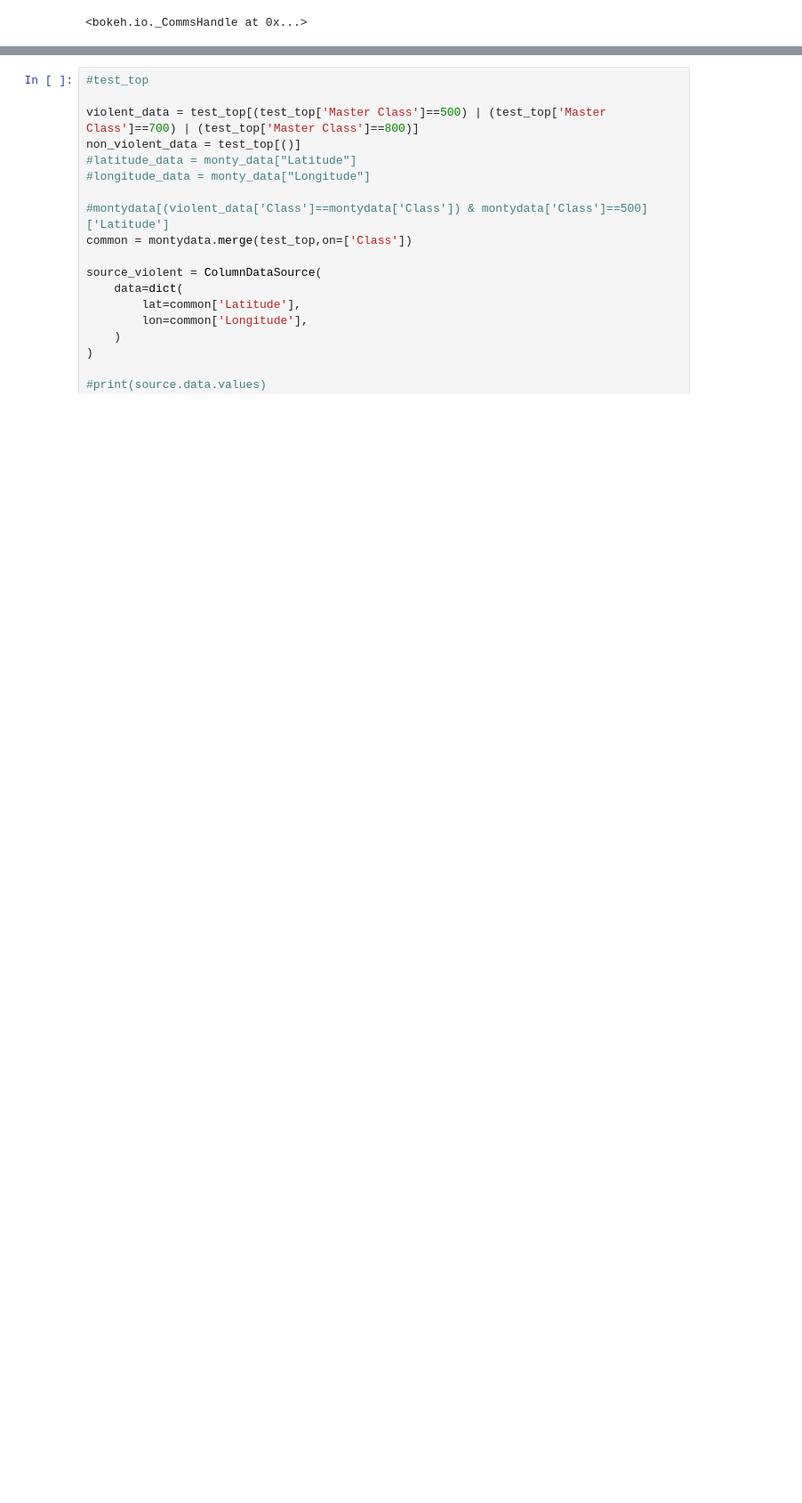
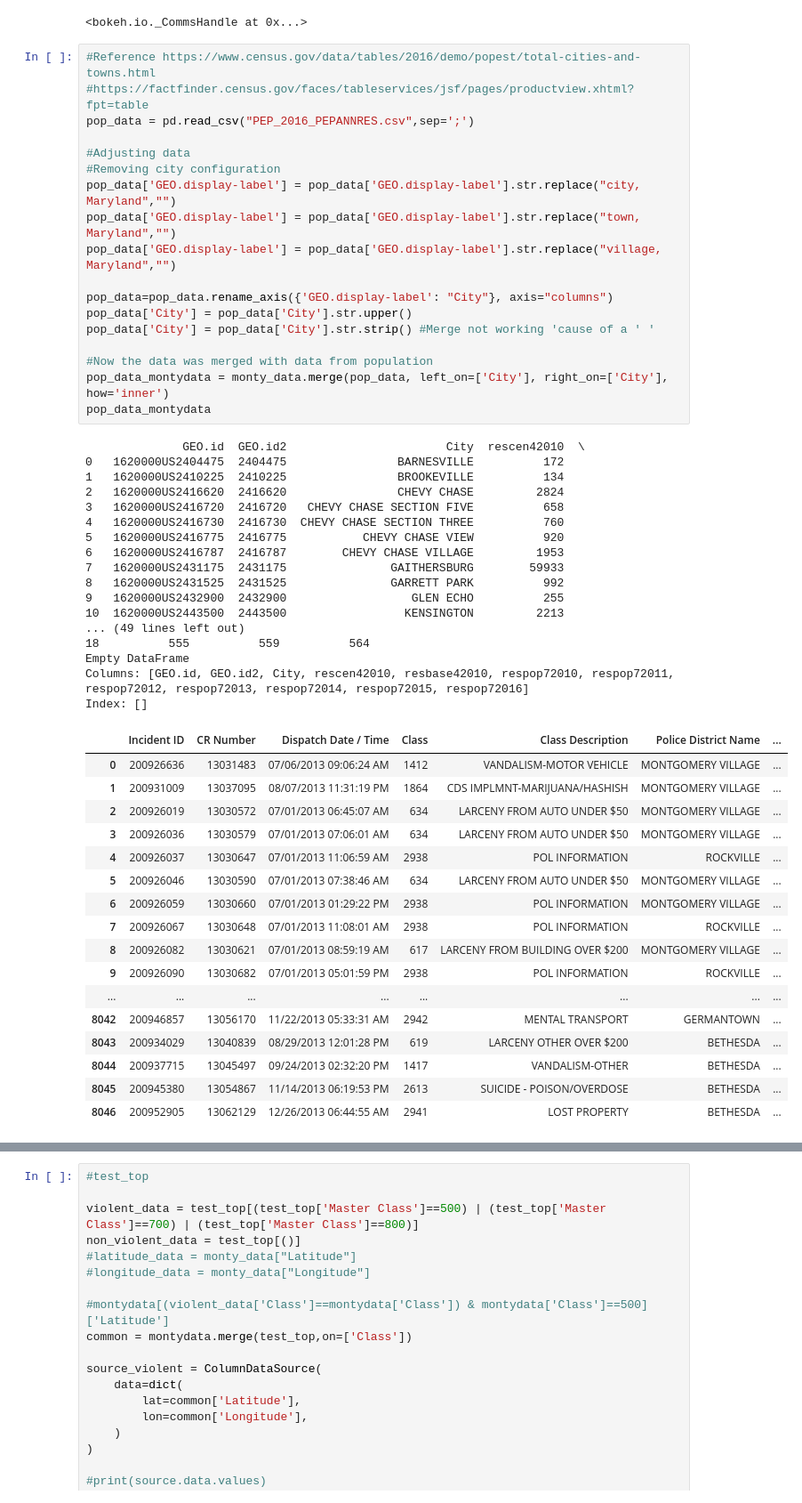
Before and after one commit to marco-olimpio/ufrn, a Jupyter notebook: EEC2006/1_CrimeProject/Finding crime patterns in Montgomery County.ipynb, the cells around one changed output, grey strips where cells are left out. Shown: that part at 89% size. Cells and saved outputs as stored; diff of their text form; blank space fills up the shorter version.

```diff
--- a/EEC2006/1_CrimeProject/Finding crime patterns in Montgomery County.ipynb
+++ b/EEC2006/1_CrimeProject/Finding crime patterns in Montgomery County.ipynb
@@ -596,3 +643,56 @@ show(plot,notebook_handle=True)
 # %% [output]
 [interactive output not drawn]
 <bokeh.io._CommsHandle at 0x...>
+# %%
+#Reference https://www.census.gov/data/tables/2016/demo/popest/total-cities-and-towns.html
+#https://factfinder.census.gov/faces/tableservices/jsf/pages/productview.xhtml?fpt=table
+pop_data = pd.read_csv("PEP_2016_PEPANNRES.csv",sep=';')
+
+#Adjusting data
+#Removing city configuration
+pop_data['GEO.display-label'] = pop_data['GEO.display-label'].str.replace("city, Maryland","")
+pop_data['GEO.display-label'] = pop_data['GEO.display-label'].str.replace("town, Maryland","")
+pop_data['GEO.display-label'] = pop_data['GEO.display-label'].str.replace("village, Maryland","")
+
+pop_data=pop_data.rename_axis({'GEO.display-label': "City"}, axis="columns")
+pop_data['City'] = pop_data['City'].str.upper()
+pop_data['City'] = pop_data['City'].str.strip() #Merge not working 'cause of a ' '
+
+#Now the data was merged with data from population
+pop_data_montydata = monty_data.merge(pop_data, left_on=['City'], right_on=['City'], how='inner')
+pop_data_montydata
+# %% [output]
+              GEO.id  GEO.id2                       City  rescen42010  \
+0   1620000US2404475  2404475                BARNESVILLE          172
+1   1620000US2410225  2410225                BROOKEVILLE          134
+2   1620000US2416620  2416620                CHEVY CHASE         2824
+3   1620000US2416720  2416720   CHEVY CHASE SECTION FIVE          658
+4   1620000US2416730  2416730  CHEVY CHASE SECTION THREE          760
+5   1620000US2416775  2416775           CHEVY CHASE VIEW          920
+6   1620000US2416787  2416787        CHEVY CHASE VILLAGE         1953
+7   1620000US2431175  2431175               GAITHERSBURG        59933
+8   1620000US2431525  2431525               GARRETT PARK          992
+9   1620000US2432900  2432900                  GLEN ECHO          255
+10  1620000US2443500  2443500                 KENSINGTON         2213
+... (49 lines left out)
+18          555          559          564
+Empty DataFrame
+Columns: [GEO.id, GEO.id2, City, rescen42010, resbase42010, respop72010, respop72011, respop72012, respop72013, respop72014, respop72015, respop72016]
+Index: []
+|  | Incident ID | CR Number | Dispatch Date / Time | Class | Class Description | Police District Name | ... |
+| 0 | 200926636 | 13031483 | 07/06/2013 09:06:24 AM | 1412 | VANDALISM-MOTOR VEHICLE | MONTGOMERY VILLAGE | ... |
+| 1 | 200931009 | 13037095 | 08/07/2013 11:31:19 PM | 1864 | CDS IMPLMNT-MARIJUANA/HASHISH | MONTGOMERY VILLAGE | ... |
+| 2 | 200926019 | 13030572 | 07/01/2013 06:45:07 AM | 634 | LARCENY FROM AUTO UNDER $50 | MONTGOMERY VILLAGE | ... |
+| 3 | 200926036 | 13030579 | 07/01/2013 07:06:01 AM | 634 | LARCENY FROM AUTO UNDER $50 | MONTGOMERY VILLAGE | ... |
+| 4 | 200926037 | 13030647 | 07/01/2013 11:06:59 AM | 2938 | POL INFORMATION | ROCKVILLE | ... |
+| 5 | 200926046 | 13030590 | 07/01/2013 07:38:46 AM | 634 | LARCENY FROM AUTO UNDER $50 | MONTGOMERY VILLAGE | ... |
+| 6 | 200926059 | 13030660 | 07/01/2013 01:29:22 PM | 2938 | POL INFORMATION | MONTGOMERY VILLAGE | ... |
+| 7 | 200926067 | 13030648 | 07/01/2013 11:08:01 AM | 2938 | POL INFORMATION | ROCKVILLE | ... |
+| 8 | 200926082 | 13030621 | 07/01/2013 08:59:19 AM | 617 | LARCENY FROM BUILDING OVER $200 | MONTGOMERY VILLAGE | ... |
+| 9 | 200926090 | 13030682 | 07/01/2013 05:01:59 PM | 2938 | POL INFORMATION | ROCKVILLE | ... |
+| ... | ... | ... | ... | ... | ... | ... | ... |
+| 8042 | 200946857 | 13056170 | 11/22/2013 05:33:31 AM | 2942 | MENTAL TRANSPORT | GERMANTOWN | ... |
+| 8043 | 200934029 | 13040839 | 08/29/2013 12:01:28 PM | 619 | LARCENY OTHER OVER $200 | BETHESDA | ... |
+| 8044 | 200937715 | 13045497 | 09/24/2013 02:32:20 PM | 1417 | VANDALISM-OTHER | BETHESDA | ... |
+| 8045 | 200945380 | 13054867 | 11/14/2013 06:19:53 PM | 2613 | SUICIDE - POISON/OVERDOSE | BETHESDA | ... |
+| 8046 | 200952905 | 13062129 | 12/26/2013 06:44:55 AM | 2941 | LOST PROPERTY | BETHESDA | ... |
```
Also changed, not shown: parts of 12 cells of this notebook, 3 other files.
